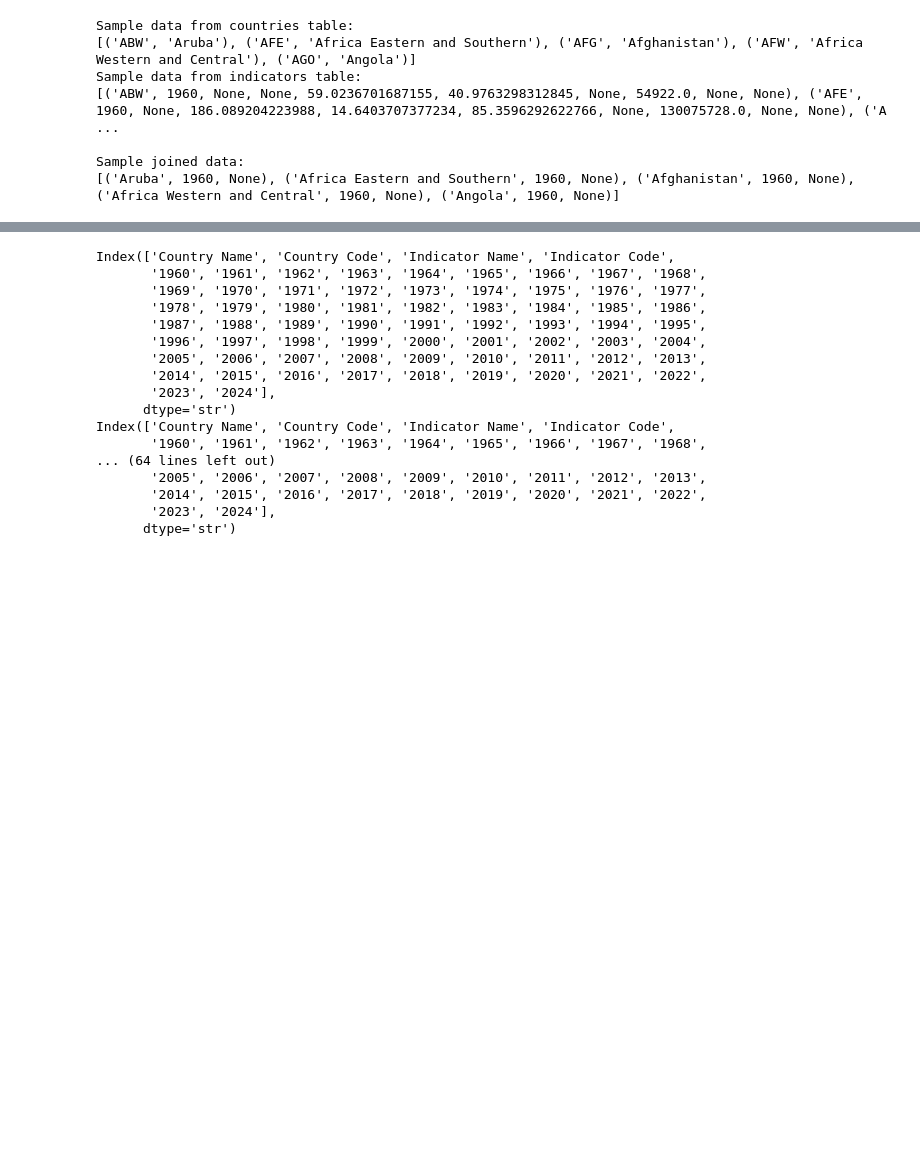
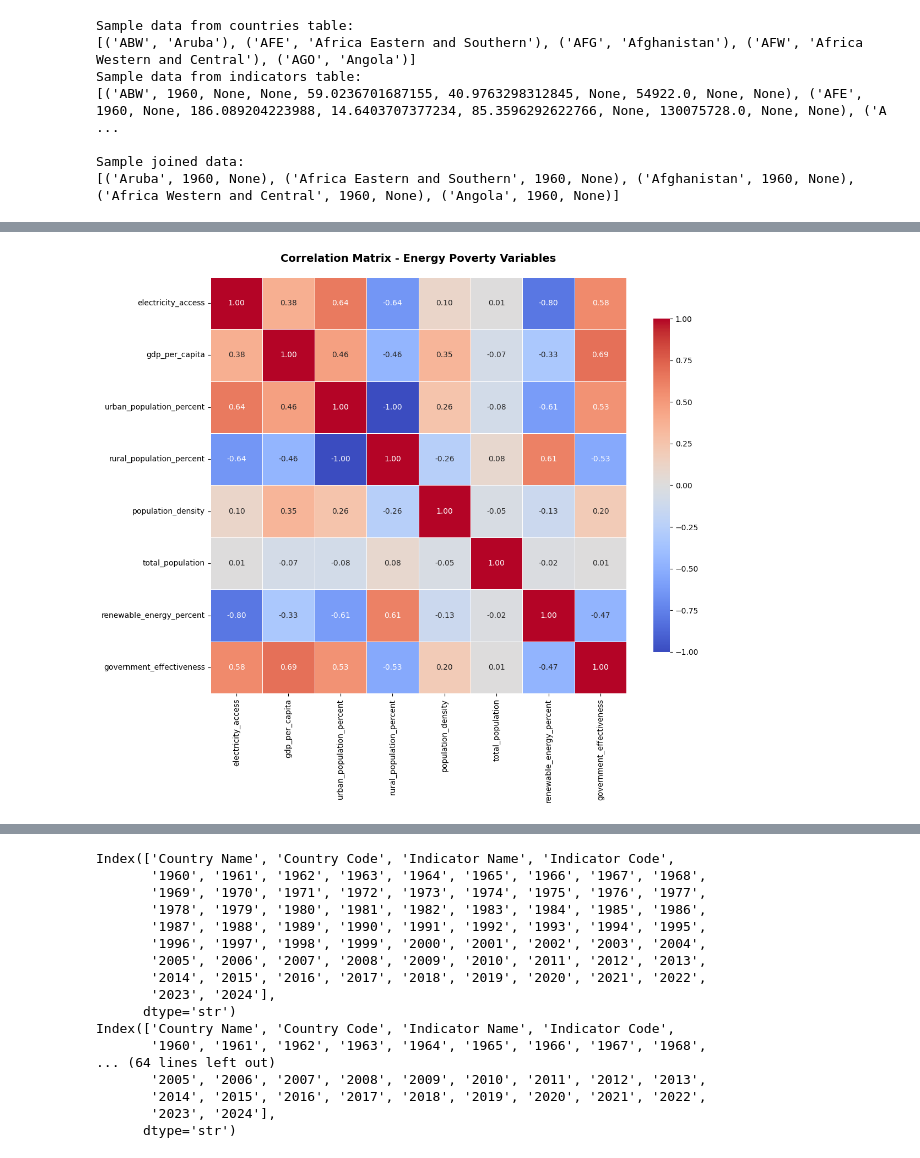
Before and after one commit to npydipati/CAP5771_npydipati, a Jupyter notebook: energy_poverty_prediction.ipynb, the cells around one changed output, grey strips where cells are left out. Cells and saved outputs as stored; diff of their text form; code cells hidden in the pictures; blank space fills up the shorter version.

```diff
--- a/energy_poverty_prediction.ipynb
+++ b/energy_poverty_prediction.ipynb
@@ -427,0 +577,25 @@ Sample joined data:
+# %%
+# Calculate correlation matrix (excluding year)
+numeric_cols = df.select_dtypes(include=['number']).columns.tolist()
+if 'year' in numeric_cols:
+    numeric_cols.remove('year')
+
+corr = df[numeric_cols].corr()
+
+# Create correlation heatmap
+plt.figure(figsize=(12, 10))
+sns.heatmap(corr,
+            annot=True,           # Show correlation values
+            fmt='.2f',            # Format to 2 decimal places
+            cmap='coolwarm',         # Grey colormap (matches your style)
+            center=0,             # Center colormap at 0
+            square=True,          # Square cells
+            linewidths=0.5,       # Lines between cells
+            cbar_kws={"shrink": 0.8})  # Colorbar size
+
+plt.title("Correlation Matrix - Energy Poverty Variables",
+         fontsize=14, fontweight='bold', pad=20)
+plt.tight_layout()
+plt.show()
+# %% [output]
+[figure, added]
```
Also changed, not shown: parts of 16 cells of this notebook, 7 other files.
